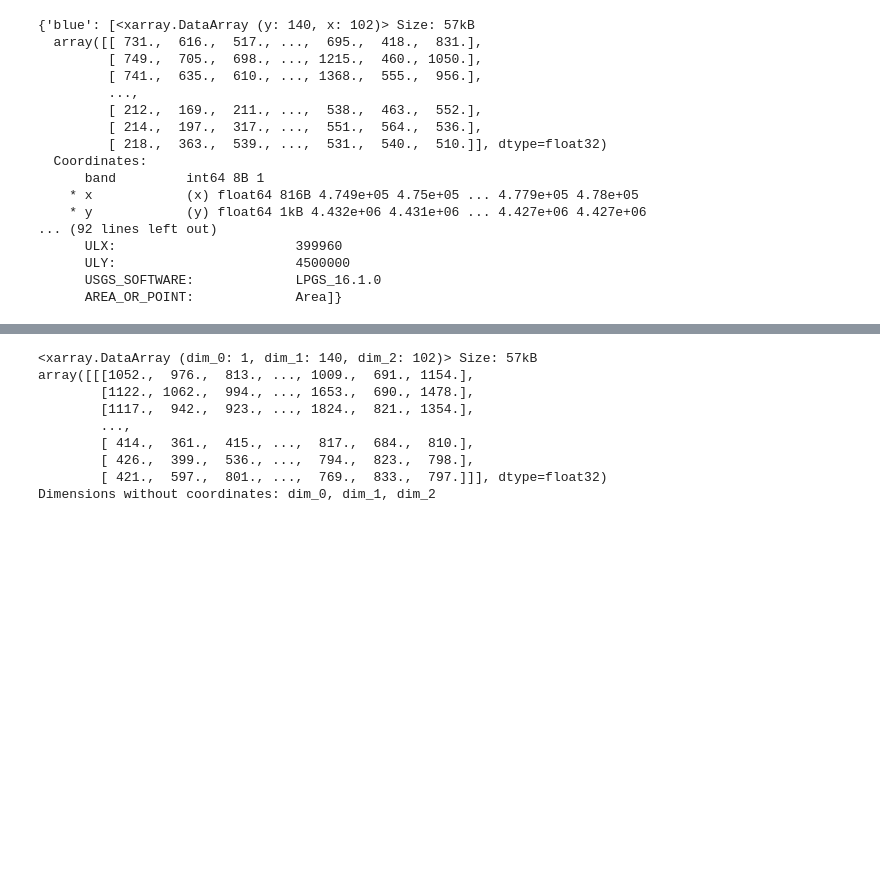
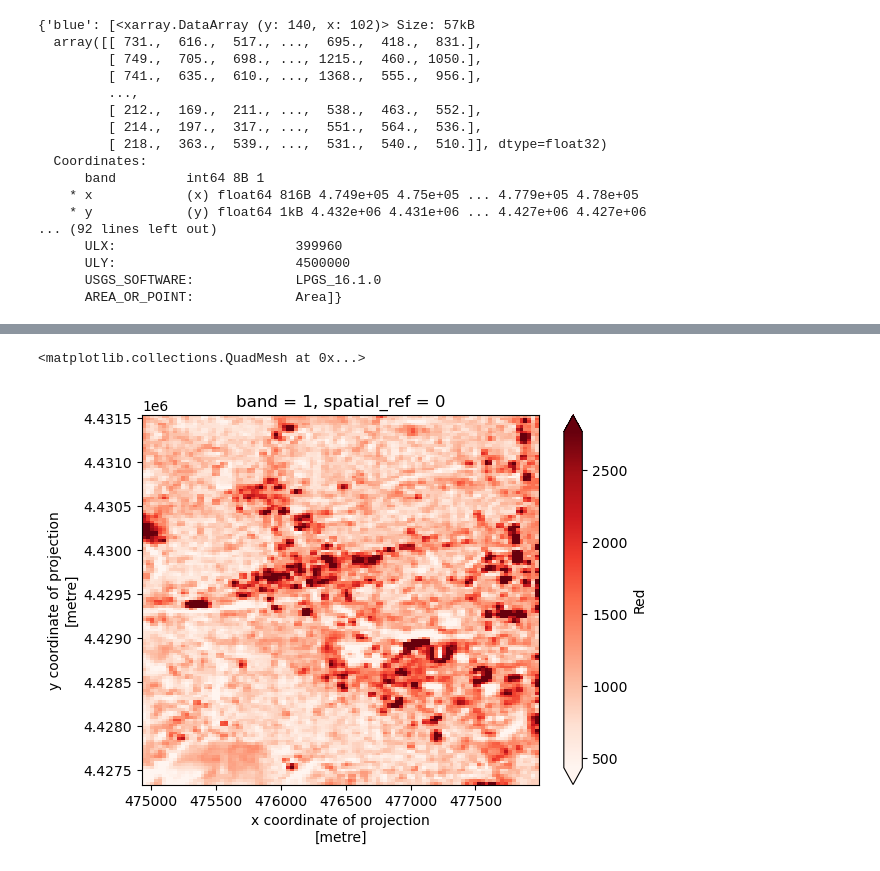
Before and after one commit to earthlab-education/fundamentals-04-redlining-hanried, a Jupyter notebook: notebooks/boulder-redlining.ipynb, the cells around one changed output, grey strips where cells are left out. Saved outputs shown, nothing was run; the diff lists cells and outputs as text; code cells hidden in the pictures; blank space fills up the shorter version.

```diff
--- a/notebooks/boulder-redlining.ipynb
+++ b/notebooks/boulder-redlining.ipynb
@@ -462,14 +435,5 @@ bld_grn_da
-# %%
-data_array = xr.DataArray(boulder_das['green'])
-
-data_array
-# %% [output]
-<xarray.DataArray (dim_0: 1, dim_1: 140, dim_2: 102)> Size: 57kB
-array([[[1052.,  976.,  813., ..., 1009.,  691., 1154.],
-        [1122., 1062.,  994., ..., 1653.,  690., 1478.],
-        [1117.,  942.,  923., ..., 1824.,  821., 1354.],
-        ...,
-        [ 414.,  361.,  415., ...,  817.,  684.,  810.],
-        [ 426.,  399.,  536., ...,  794.,  823.,  798.],
-        [ 421.,  597.,  801., ...,  769.,  833.,  797.]]], dtype=float32)
-Dimensions without coordinates: dim_0, dim_1, dim_2
+# %%
+boulder_das['red'][0].plot(cmap='Reds', robust=True)
+# %% [output]
+<matplotlib.collections.QuadMesh at 0x...>
+[figure, added]
```
Also changed, not shown: parts of 6 cells of this notebook.
